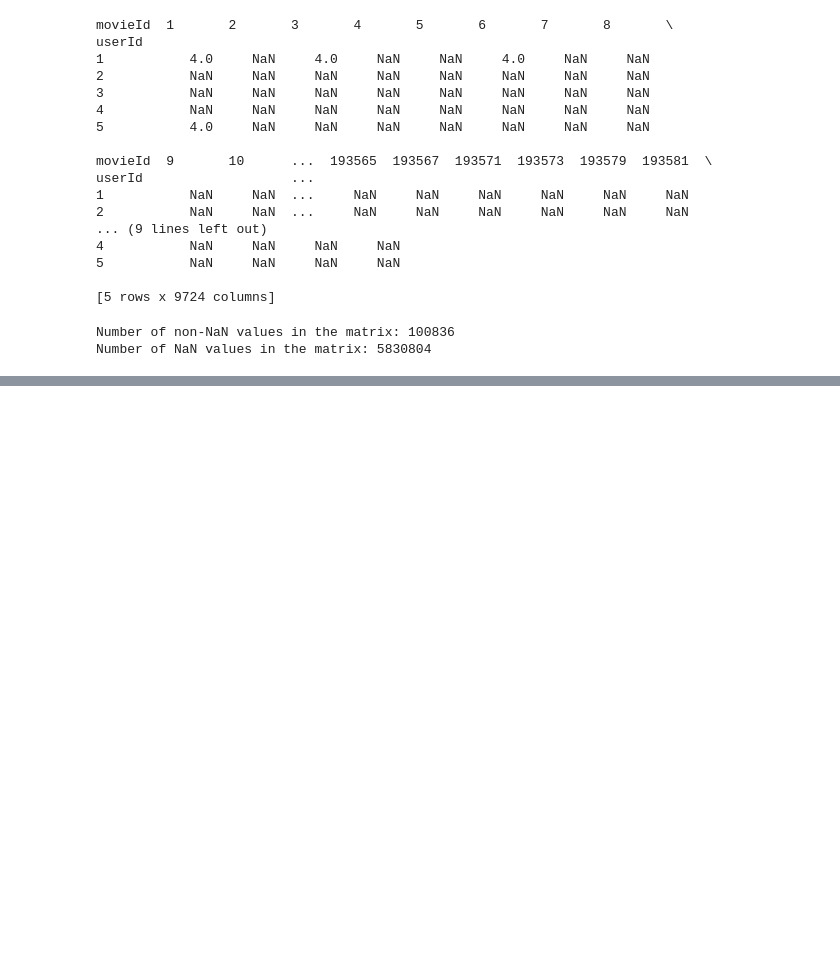
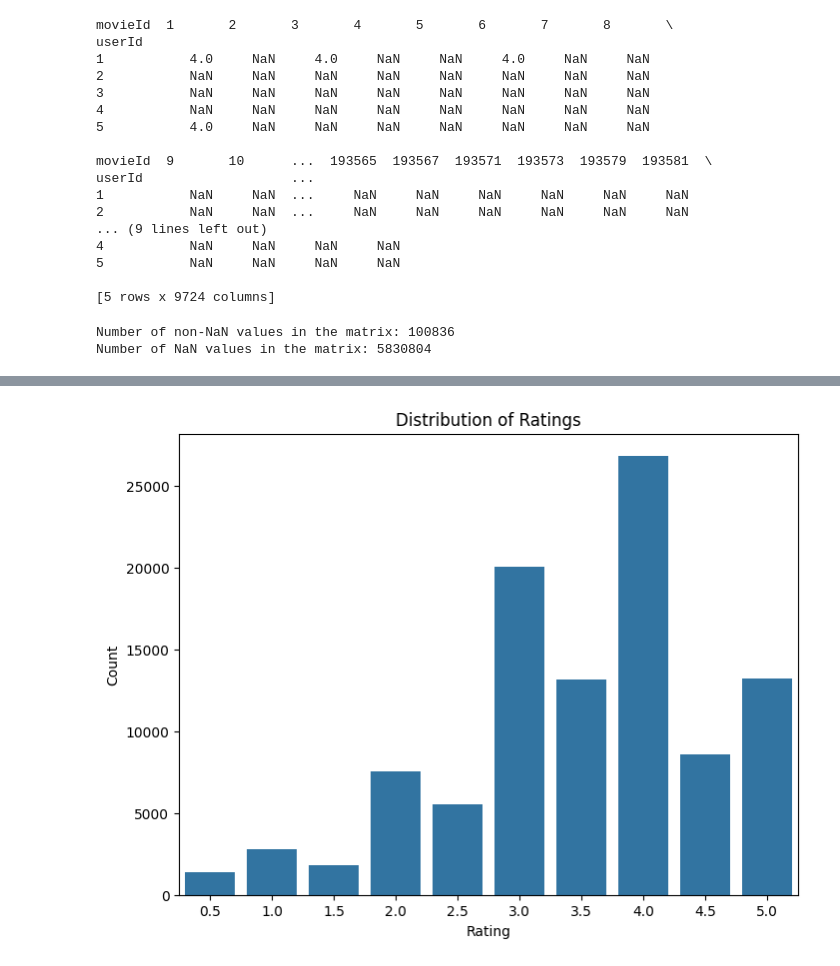
Before and after one commit to sungmogi/cs326_project, a Jupyter notebook: working.ipynb, the cells around one changed output, grey strips where cells are left out. Saved outputs shown, nothing was run; the diff lists cells and outputs as text; code cells hidden in the pictures; blank space fills up the shorter version.

```diff
--- a/working.ipynb
+++ b/working.ipynb
@@ -43,0 +441,87 @@ train_df, temp_df = train_test_split(df, test_size=0.3, random_state=42)  # 70%
+# %%
+import pandas as pd
+import matplotlib.pyplot as plt
+import seaborn as sns
+from pyspark.sql import SparkSession
+from pyspark.ml.recommendation import ALS
+from pyspark.ml.evaluation import RegressionEvaluator
+
+# Create a Spark session
+spark = SparkSession.builder.appName("MovieRecommendationALS").getOrCreate()
+
+# Load data using Spark
+ratings_df = spark.read.csv('sample_data/ratings.csv', header=True, inferSchema=True)
+
+# Visualize the distribution of ratings
+plt.figure(figsize=(8, 6))
+sns.countplot(x='rating', data=ratings_df.toPandas())
+plt.title('Distribution of Ratings')
+plt.xlabel('Rating')
+plt.ylabel('Count')
+plt.show()
+
+# Split the data into train (70%), dev (15%), and test (15%)
+train_df, temp_df = ratings_df.randomSplit([0.7, 0.3], seed=42)
+dev_df, test_df = temp_df.randomSplit([0.5, 0.5], seed=42)
+
+# Initialize ALS model with maxIter = 8
+als_8 = ALS(
+    maxIter=8,
+    regParam=0.1,
+    userCol="userId",
+    itemCol="movieId",
+    ratingCol="rating",
+    coldStartStrategy="drop"
+)
+
+# Train the model with maxIter = 8
+als_model_8 = als_8.fit(train_df)
+
+# Evaluate the model using RMSE and MAE
+evaluator_rmse = RegressionEvaluator(metricName="rmse", labelCol="rating", predictionCol="prediction")
+evaluator_mae = RegressionEvaluator(metricName="mae", labelCol="rating", predictionCol="prediction")
+
+# Make predictions on the dev set
+dev_predictions_8 = als_model_8.transform(dev_df)
+dev_predictions_8 = dev_predictions_8.na.drop()
+
+# Evaluate RMSE on the dev set
+rmse_dev_8 = evaluator_rmse.evaluate(dev_predictions_8)
+print(f"Root-mean-square error on dev set with maxIter=8: {rmse_dev_8}")
+
+# Evaluate MAE on the dev set
+mae_dev_8 = evaluator_mae.evaluate(dev_predictions_8)
+print(f"Mean Absolute Error on dev set with maxIter=8: {mae_dev_8}")
+
+# Make predictions on the test set
+test_predictions_8 = als_model_8.transform(test_df)
+test_predictions_8 = test_predictions_8.na.drop()
+
+# Evaluate RMSE on the test set
+rmse_test_8 = evaluator_rmse.evaluate(test_predictions_8)
+print(f"Root-mean-square error on test set with maxIter=8: {rmse_test_8}")
+
+# Evaluate MAE on the test set
+mae_test_8 = evaluator_mae.evaluate(test_predictions_8)
+print(f"Mean Absolute Error on test set with maxIter=8: {mae_test_8}")
+
+# Visualize actual ratings vs. predicted ratings on dev set
+plt.figure(figsize=(8, 6))
+sns.scatterplot(x='rating', y='prediction', data=dev_predictions_8.toPandas())
+plt.title('Actual Ratings vs. Predicted Ratings (Dev Set)')
+plt.xlabel('Actual Rating')
+plt.ylabel('Predicted Rating')
+plt.show()
+
+# Visualize actual ratings vs. predicted ratings on test set
+plt.figure(figsize=(8, 6))
+sns.scatterplot(x='rating', y='prediction', data=test_predictions_8.toPandas())
+plt.title('Actual Ratings vs. Predicted Ratings (Test Set)')
+plt.xlabel('Actual Rating')
+plt.ylabel('Predicted Rating')
+plt.show()
+
+# Stop the Spark session
+spark.stop()
+# %% [output]
+[figure, added]
```
Also changed, not shown: parts of 11 cells of this notebook, 1 other file.
